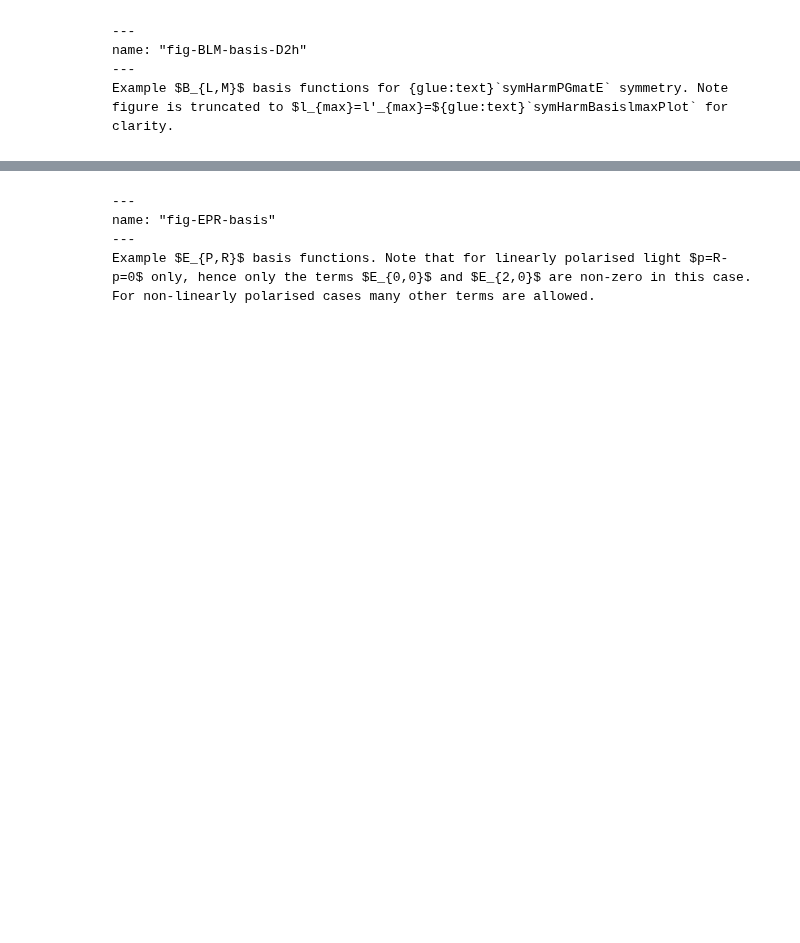
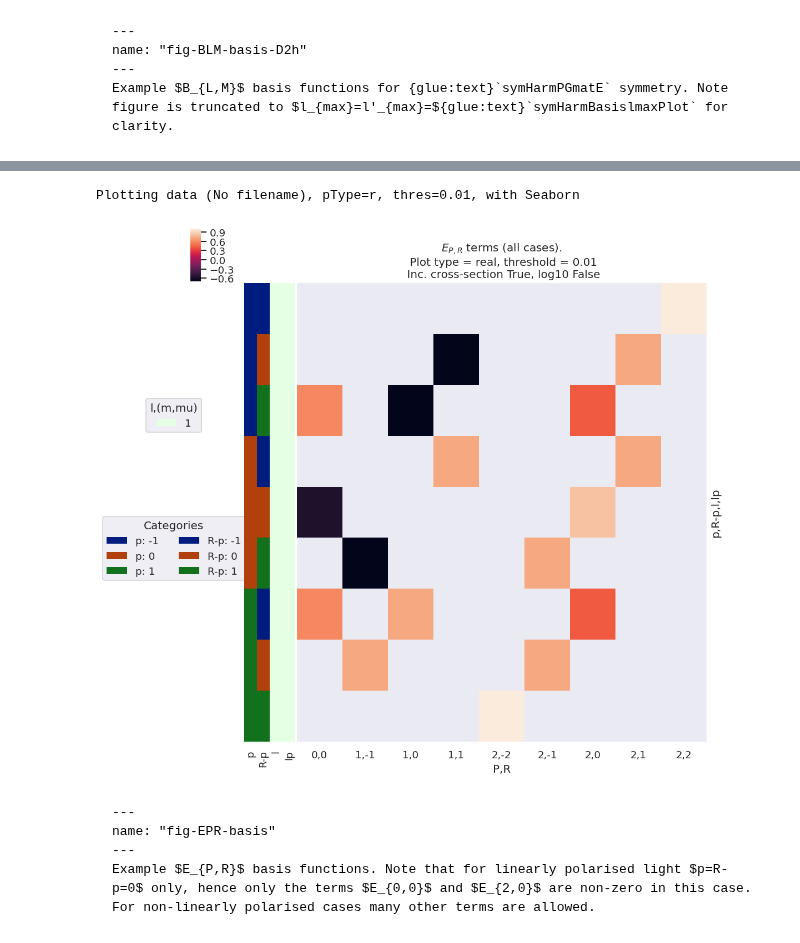
Before and after one commit to phockett/Quantum-Metrology-with-Photoelectrons-Vol3, a Jupyter notebook: doc-source/part1/theory_tensor_formalism_160723.ipynb, the cells around one changed output, grey strips where cells are left out. Saved outputs shown, nothing was run; the diff lists cells and outputs as text; code cells hidden in the pictures; blank space fills up the shorter version.

````diff
--- a/doc-source/part1/theory_tensor_formalism_160723.ipynb
+++ b/doc-source/part1/theory_tensor_formalism_160723.ipynb
@@ -535,19 +561,24 @@ As before, we can visualise these values...
 # %%
-# For illustration, recompute EPR term for default case.
+#*** For illustration, recompute EPR term for default case.
 EPRX = ep.geomCalc.EPR(form = 'xarray')
 
 # Set parameters to restack the Xarray into (L,M) pairs
-# plotDimsRed = ['l', 'p', 'lp', 'R-p']
 plotDimsRed = ['p', 'R-p']
 xDim = {'PR':['P','R']}
 
 # Plot with ep.lmPlot(), real values
-daPlot, daPlotpd, legendList, gFig = ep.lmPlot(EPRX, plotDims=plotDimsRed, xDim=xDim, pType = 'r')
-# Version summed over l,m
-# daPlot, daPlotpd, legendList, gFig = ep.lmPlot(EPRX.unstack().sum(['l','lp','R-p']), xDim=xDim, pType = 'r')
+*_, gFig = ep.lmPlot(EPRX, plotDims=plotDimsRed, xDim=xDim,
+                     pType = 'r',
+                     titleString=f'$E_{{P,R}}$ terms (all cases).')
 
-# For glue
-glue("lmPlot_EPR_basis", gFig.fig, display=False)
+# Alternative version summed over l,l',m
+# *_, gFig = ep.lmPlot(EPRX.unstack().sum(['l','lp','R-p']), xDim=xDim, pType = 'r')
+
+# Glue figure
+glue("lmPlot_EPR_basis", gFig.fig)
+# %% [output]
+Plotting data (No filename), pType=r, thres=0.01, with Seaborn
+[figure, added]
 # %% [markdown]
 ```{glue:figure} lmPlot_EPR_basis
 ---
````
Also changed, not shown: parts of 6 cells of this notebook, 9 other files.
